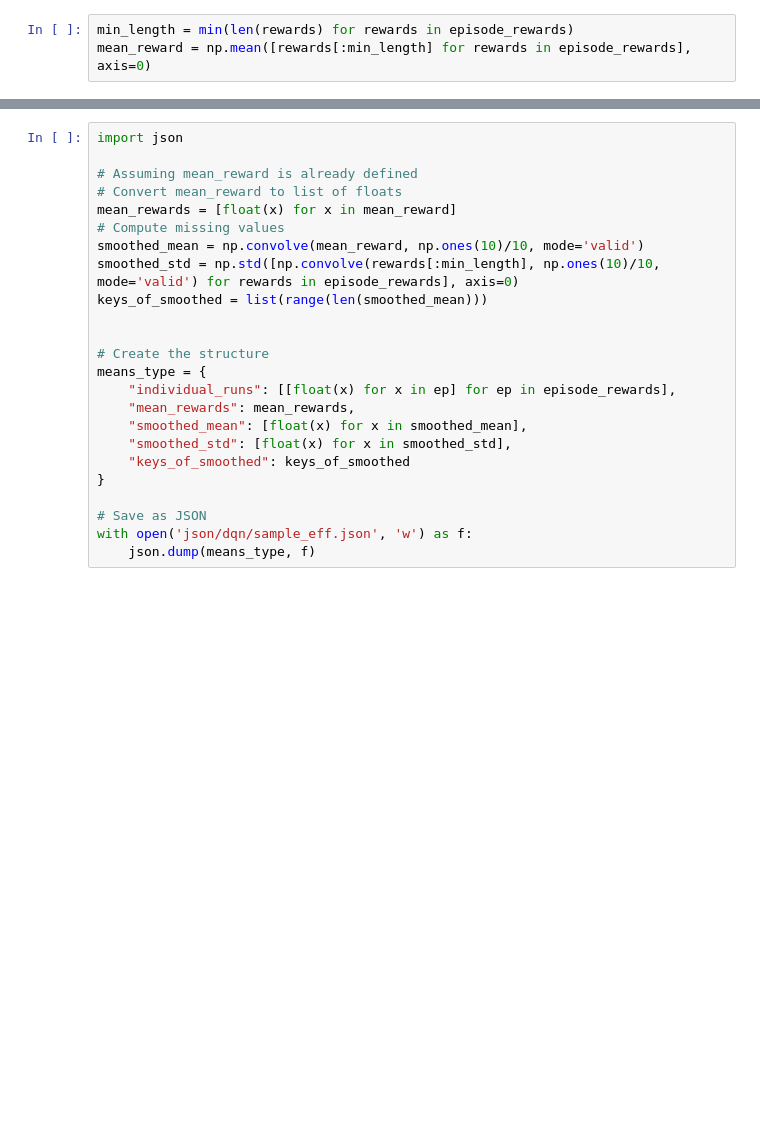
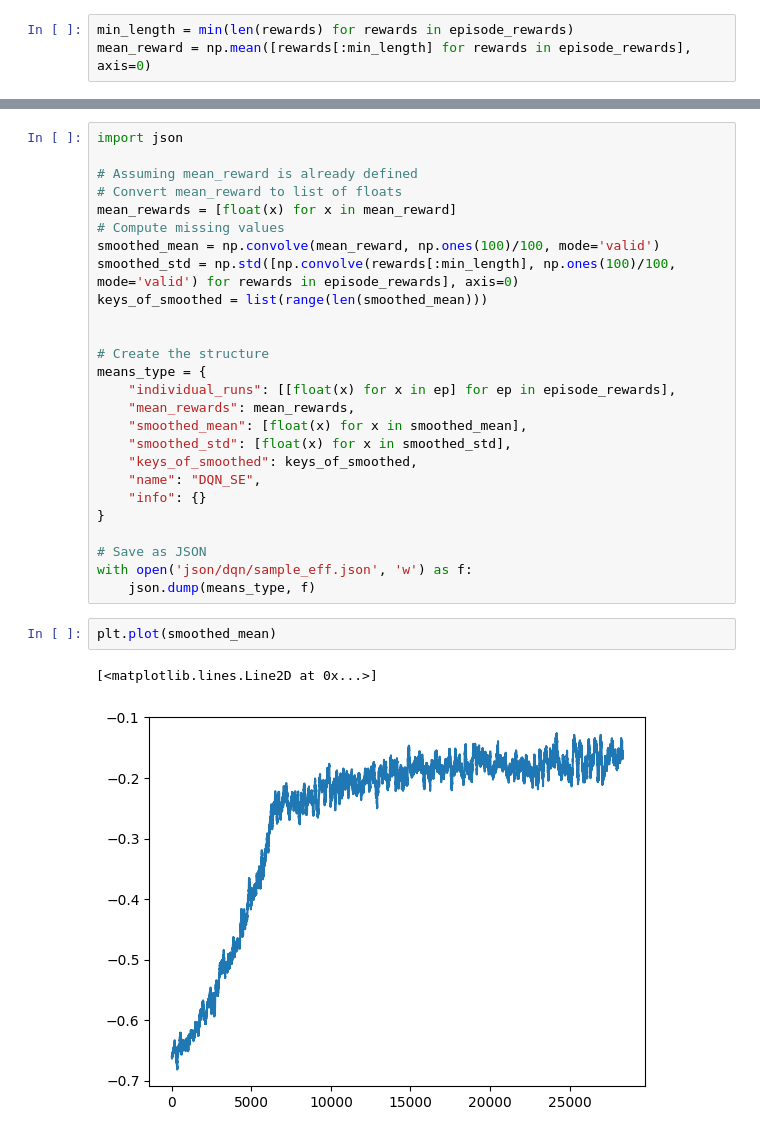
Before and after one commit to luisastue/hc-rl-thompson-sampling, a Jupyter notebook: sepsis/custom_sepsis/src/custom_sepsis/run_dqn copy 2.ipynb, the cells around one changed output, grey strips where cells are left out. Cells and saved outputs as stored; diff of their text form; blank space fills up the shorter version.

```diff
--- a/sepsis/custom_sepsis/src/custom_sepsis/run_dqn copy 2.ipynb
+++ b/sepsis/custom_sepsis/src/custom_sepsis/run_dqn copy 2.ipynb
@@ -37,8 +47,8 @@ import json
 # Convert mean_reward to list of floats
 mean_rewards = [float(x) for x in mean_reward]
 # Compute missing values
-smoothed_mean = np.convolve(mean_reward, np.ones(10)/10, mode='valid')
-smoothed_std = np.std([np.convolve(rewards[:min_length], np.ones(10)/10, mode='valid') for rewards in episode_rewards], axis=0)
+smoothed_mean = np.convolve(mean_reward, np.ones(100)/100, mode='valid')
+smoothed_std = np.std([np.convolve(rewards[:min_length], np.ones(100)/100, mode='valid') for rewards in episode_rewards], axis=0)
 keys_of_smoothed = list(range(len(smoothed_mean)))
 
 
@@ -48,9 +58,16 @@ means_type = {
     "mean_rewards": mean_rewards,
     "smoothed_mean": [float(x) for x in smoothed_mean],
     "smoothed_std": [float(x) for x in smoothed_std],
-    "keys_of_smoothed": keys_of_smoothed
+    "keys_of_smoothed": keys_of_smoothed,
+    "name": "DQN_SE",
+    "info": {}
 }
 
 # Save as JSON
 with open('json/dqn/sample_eff.json', 'w') as f:
     json.dump(means_type, f)
+# %%
+plt.plot(smoothed_mean)
+# %% [output]
+[<matplotlib.lines.Line2D at 0x...>]
+[figure, added]
```
Also changed, not shown: parts of 7 cells of this notebook, 18 other files.
